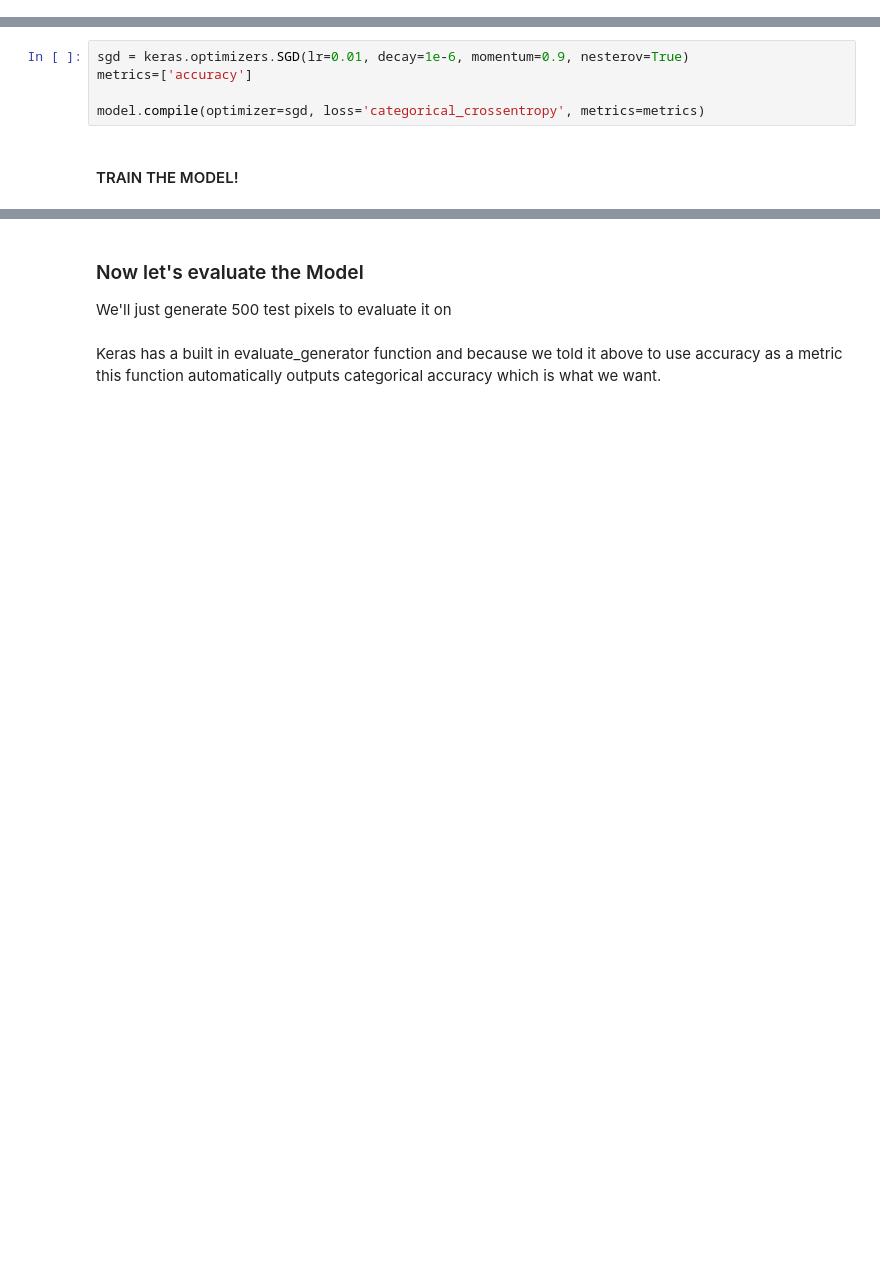
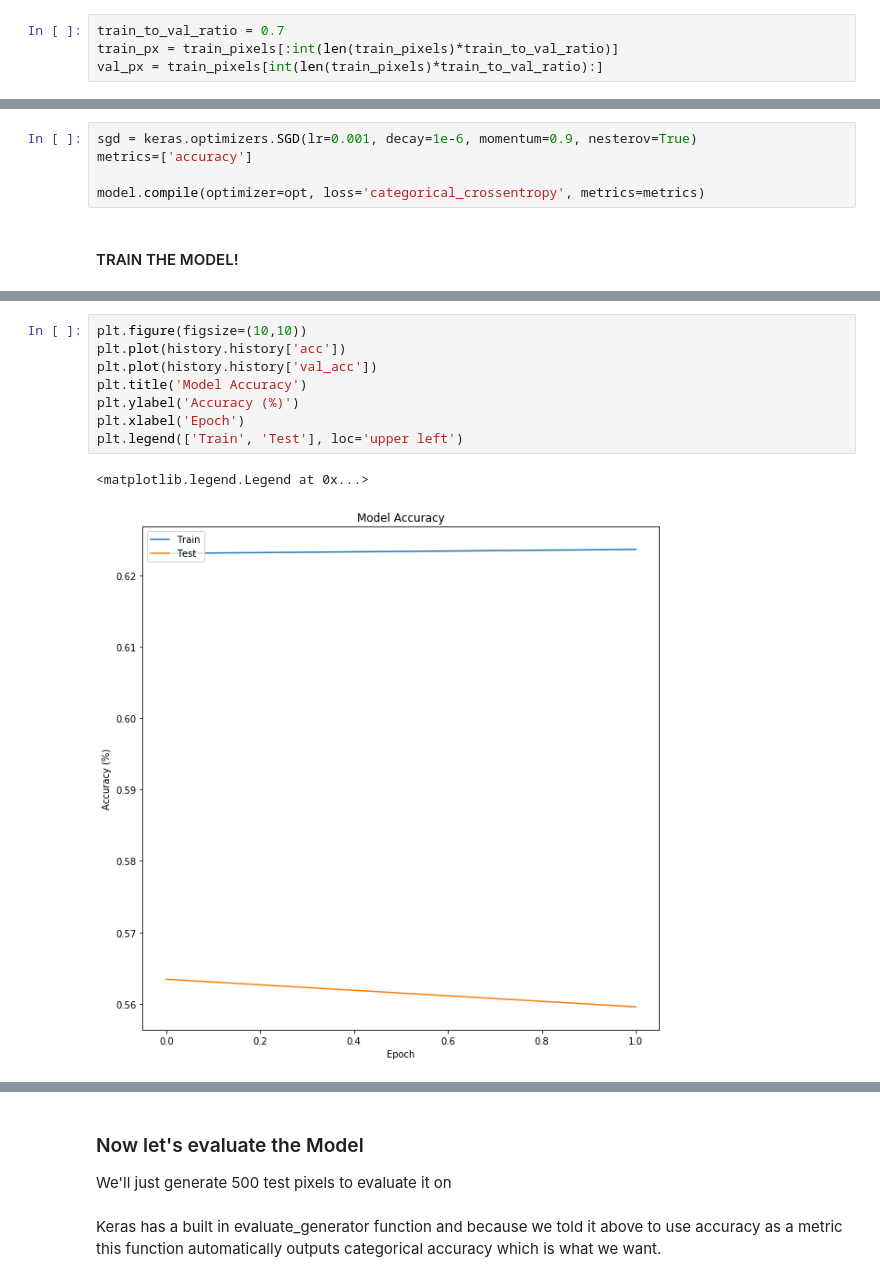
Before and after one commit to patrickcgray/landcover_rcnn, a Jupyter notebook: CNN Experimentation.ipynb, the cells around one changed output, grey strips where cells are left out. Drawn from its saved outputs; the diff is of its cells as text; blank space fills up the shorter version.

```diff
--- a/CNN Experimentation.ipynb
+++ b/CNN Experimentation.ipynb
@@ -349,0 +536,4 @@ train_px, val_px = gen_balanced_pixel_locations(image_datasets=landsat_datasets,
+# %%
+train_to_val_ratio = 0.7
+train_px = train_pixels[:int(len(train_pixels)*train_to_val_ratio)]
+val_px = train_pixels[int(len(train_pixels)*train_to_val_ratio):]
@@ -350,10 +548,10 @@ train_px, val_px = gen_balanced_pixel_locations(image_datasets=landsat_datasets,
 # %% [markdown]
 #### set up the remaining model hyperparameters and compile
 # %%
-sgd = keras.optimizers.SGD(lr=0.01, decay=1e-6, momentum=0.9, nesterov=True)
+sgd = keras.optimizers.SGD(lr=0.001, decay=1e-6, momentum=0.9, nesterov=True)
 metrics=['accuracy']
 
-model.compile(optimizer=sgd, loss='categorical_crossentropy', metrics=metrics)
+model.compile(optimizer=opt, loss='categorical_crossentropy', metrics=metrics)
 # %% [markdown]
 #### TRAIN THE MODEL!
 # %%
@@ -382,0 +596,11 @@ Epoch 50/50
+# %%
+plt.figure(figsize=(10,10))
+plt.plot(history.history['acc'])
+plt.plot(history.history['val_acc'])
+plt.title('Model Accuracy')
+plt.ylabel('Accuracy (%)')
+plt.xlabel('Epoch')
+plt.legend(['Train', 'Test'], loc='upper left')
+# %% [output]
+<matplotlib.legend.Legend at 0x...>
+[figure, added]
```
Also changed, not shown: parts of 52 cells of this notebook, 6 other files.
